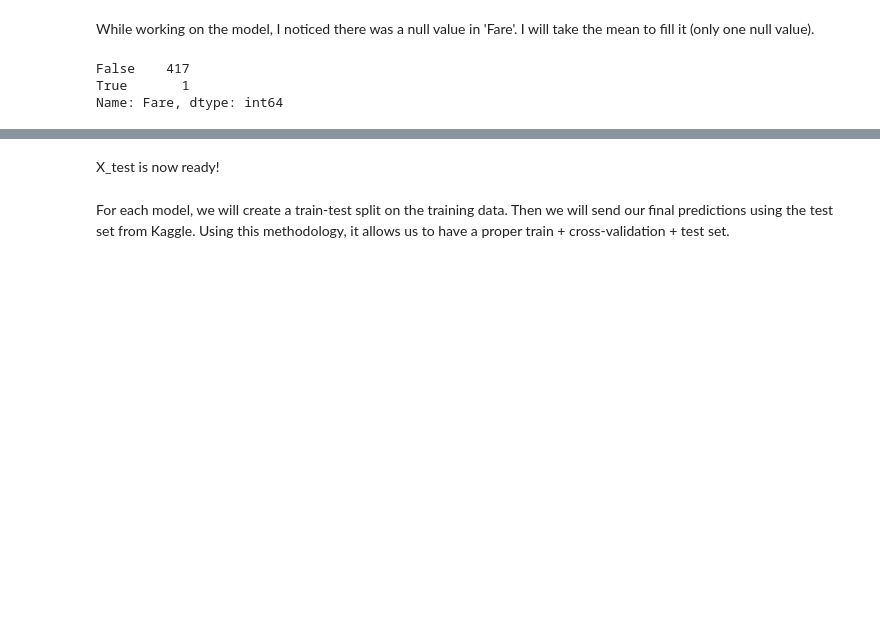
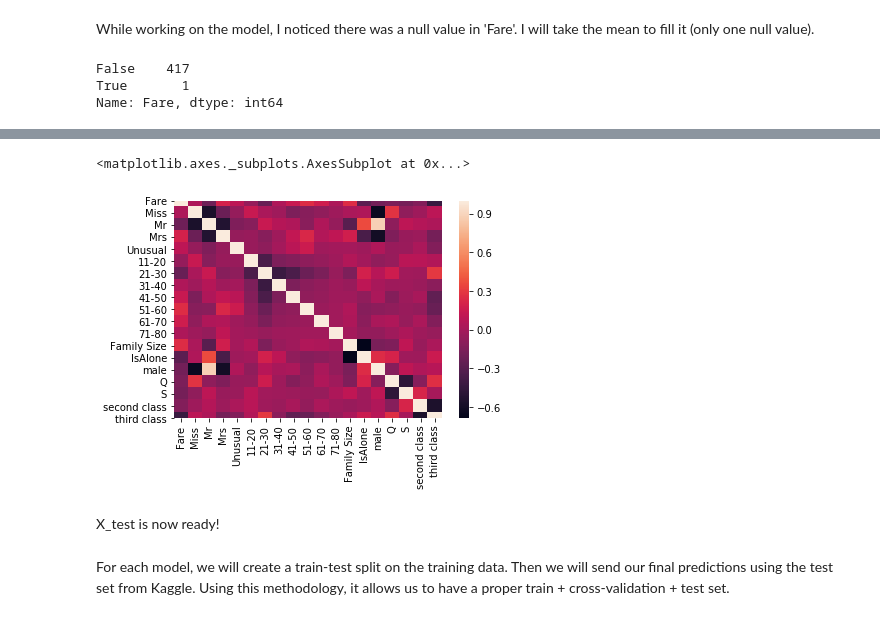
Before and after one commit to SalimAmarti/Titanic_Project, a Jupyter notebook: Titanic model.ipynb, the cells around one changed output, grey strips where cells are left out. Drawn from its saved outputs; the diff is of its cells as text; code cells hidden in the pictures; blank space fills up the shorter version.

```diff
--- a/Titanic model.ipynb
+++ b/Titanic model.ipynb
@@ -726,0 +748,5 @@ X_test_k['Fare'].fillna(X_test_k['Fare'].mean(),inplace=True)
+# %%
+sns.heatmap(X_test_k.corr())
+# %% [output]
+<matplotlib.axes._subplots.AxesSubplot at 0x...>
+[figure, added]
```
Also changed, not shown: parts of 56 cells of this notebook.
